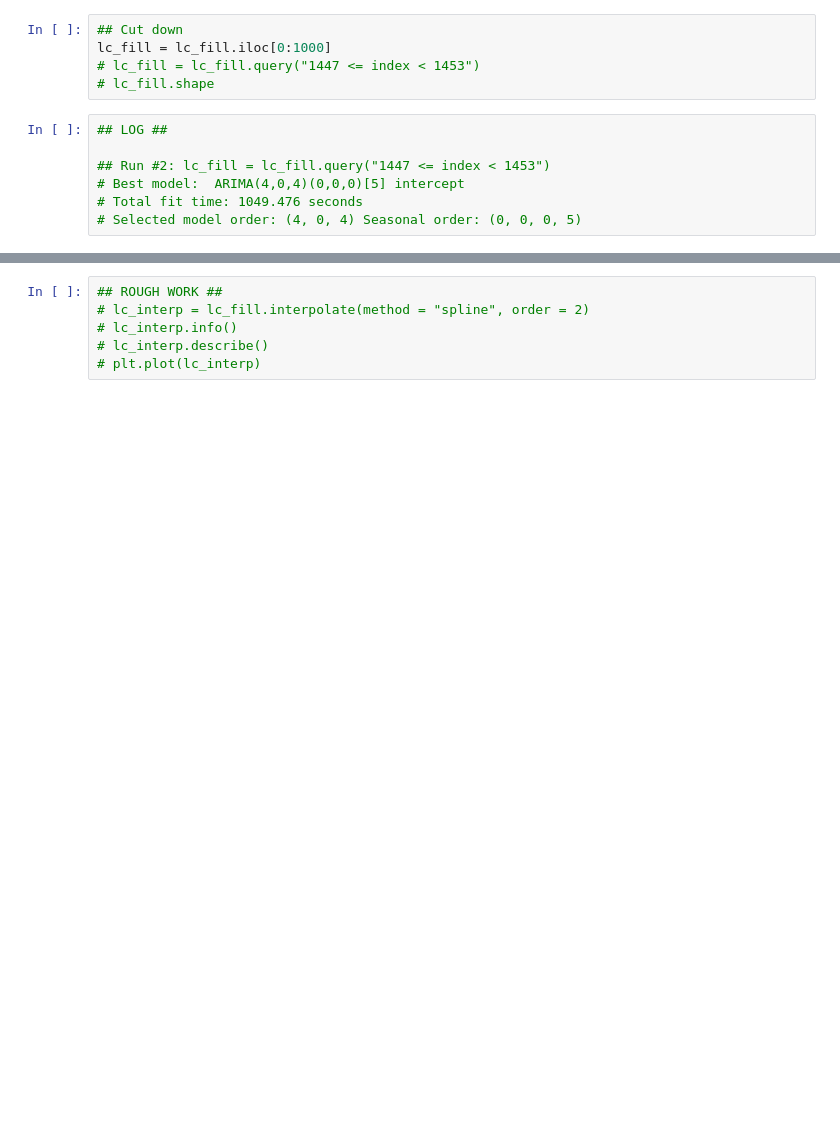
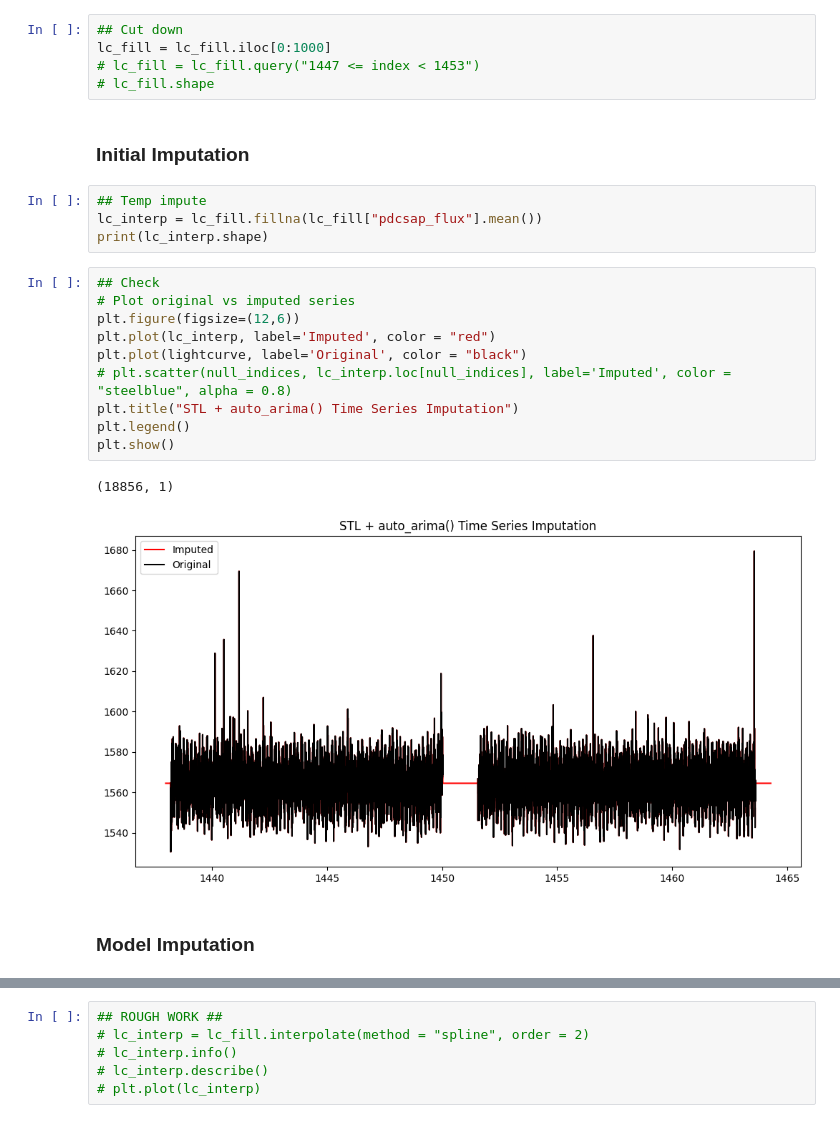
Before and after one commit to alexfaassen/STA2453, a Jupyter notebook: 4.Pretreatment/SARIMA_imputation_STL.ipynb, the cells around one changed output, grey strips where cells are left out. Saved outputs shown, nothing was run; the diff lists cells and outputs as text; blank space fills up the shorter version.

```diff
--- a/4.Pretreatment/SARIMA_imputation_STL.ipynb
+++ b/4.Pretreatment/SARIMA_imputation_STL.ipynb
@@ -144,10 +145,24 @@ Float64Index([ 1437.978645522663, 1437.9800344004182, 1437.9814232781732,
 lc_fill = lc_fill.iloc[0:1000]
 # lc_fill = lc_fill.query("1447 <= index < 1453")
 # lc_fill.shape
-# %%
-## LOG ##
-
-## Run #2: lc_fill = lc_fill.query("1447 <= index < 1453")
-# Best model:  ARIMA(4,0,4)(0,0,0)[5] intercept
-# Total fit time: 1049.476 seconds
-# Selected model order: (4, 0, 4) Seasonal order: (0, 0, 0, 5)
+# %% [markdown]
+### Initial Imputation
+# %%
+## Temp impute
+lc_interp = lc_fill.fillna(lc_fill["pdcsap_flux"].mean())
+print(lc_interp.shape)
+# %%
+## Check
+# Plot original vs imputed series
+plt.figure(figsize=(12,6))
+plt.plot(lc_interp, label='Imputed', color = "red")
+plt.plot(lightcurve, label='Original', color = "black")
+# plt.scatter(null_indices, lc_interp.loc[null_indices], label='Imputed', color = "steelblue", alpha = 0.8)
+plt.title("STL + auto_arima() Time Series Imputation")
+plt.legend()
+plt.show()
+# %% [output]
+(18856, 1)
+[figure, added]
+# %% [markdown]
+### Model Imputation
```
Also changed, not shown: parts of 16 cells of this notebook, 1 other file.
